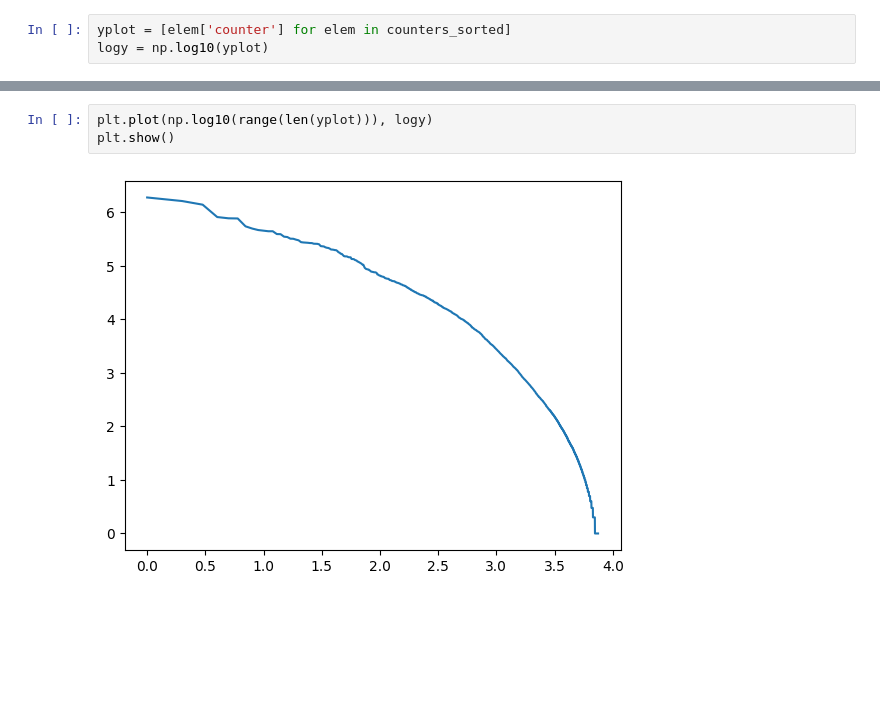
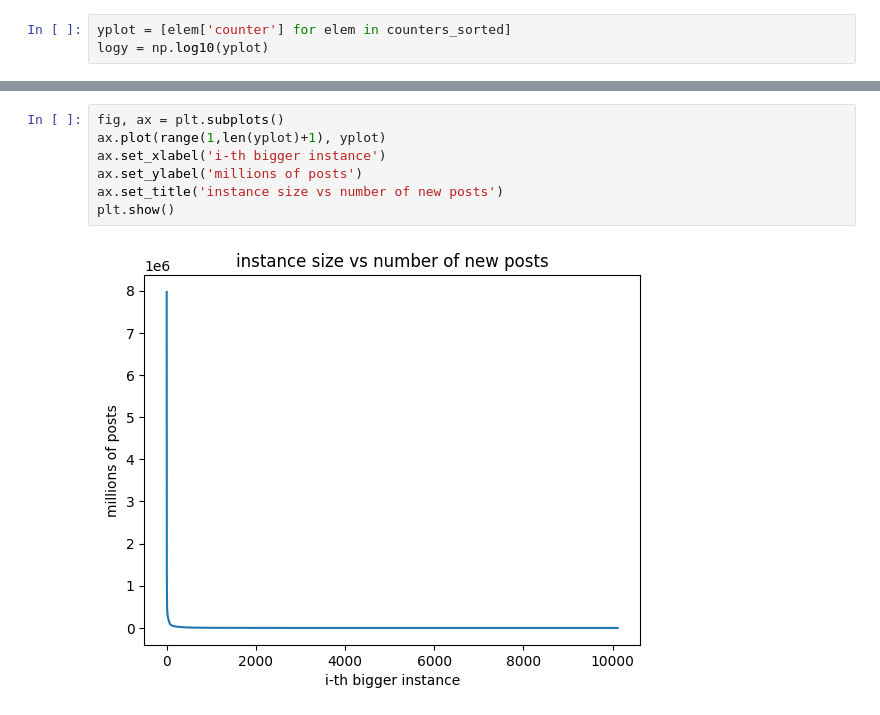
Before and after one commit to Matteio/MastodonContentCompliance, a Jupyter notebook: notebook colab/statuses_distribution_analisys.ipynb, the cells around one changed output, grey strips where cells are left out. Drawn from its saved outputs; the diff is of its cells as text; blank space fills up the shorter version.

```diff
--- a/notebook colab/statuses_distribution_analisys.ipynb
+++ b/notebook colab/statuses_distribution_analisys.ipynb
@@ -24,5 +19,9 @@ plt.show()
-# %%
-plt.plot(np.log10(range(len(yplot))), logy)
-plt.show()
-# %% [output]
-[figure, removed]
+# %%
+fig, ax = plt.subplots()
+ax.plot(range(1,len(yplot)+1), yplot)
+ax.set_xlabel('i-th bigger instance')
+ax.set_ylabel('millions of posts')
+ax.set_title('instance size vs number of new posts')
+plt.show()
+# %% [output]
+[figure, added]
```
Also changed, not shown: parts of 2 cells of this notebook, 39 other files.
